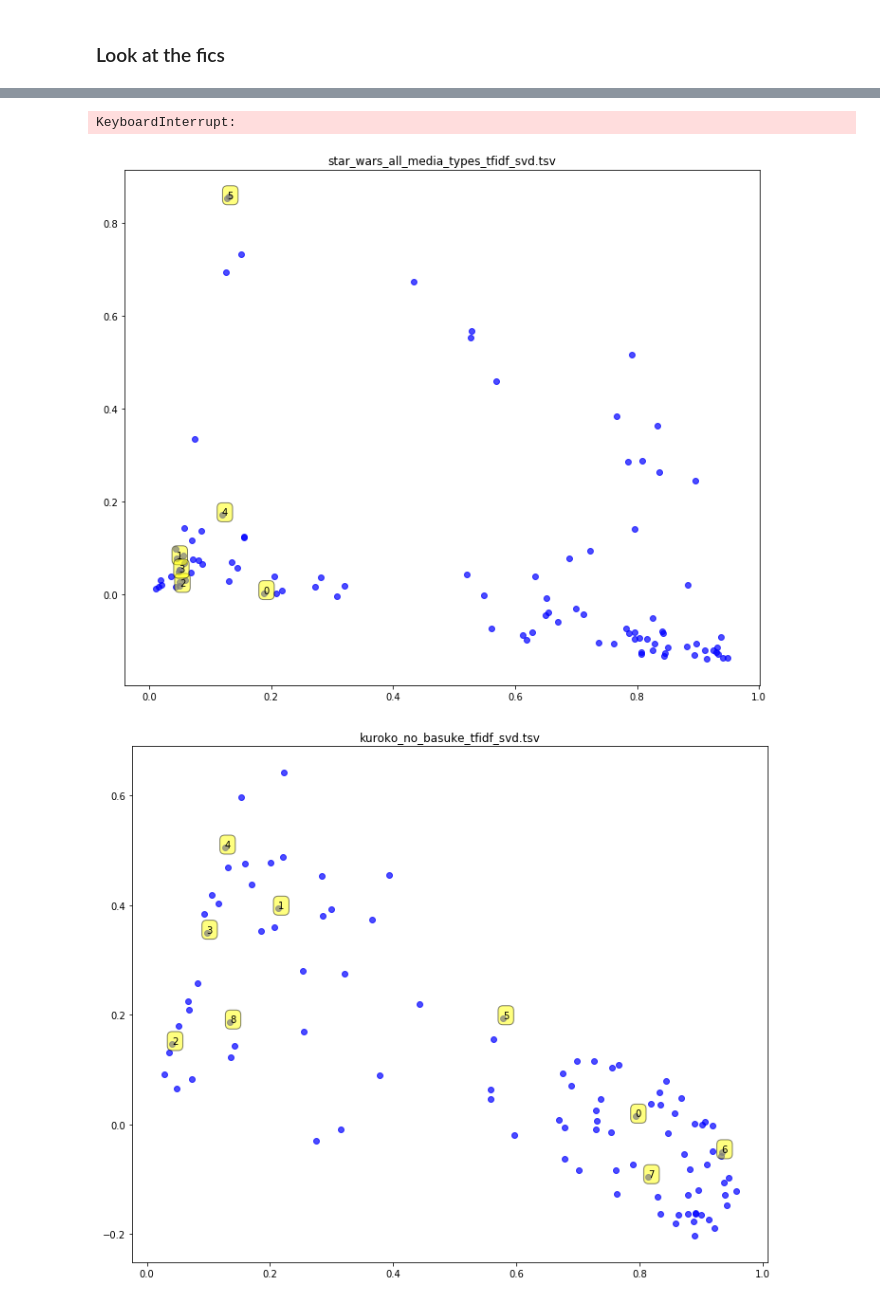
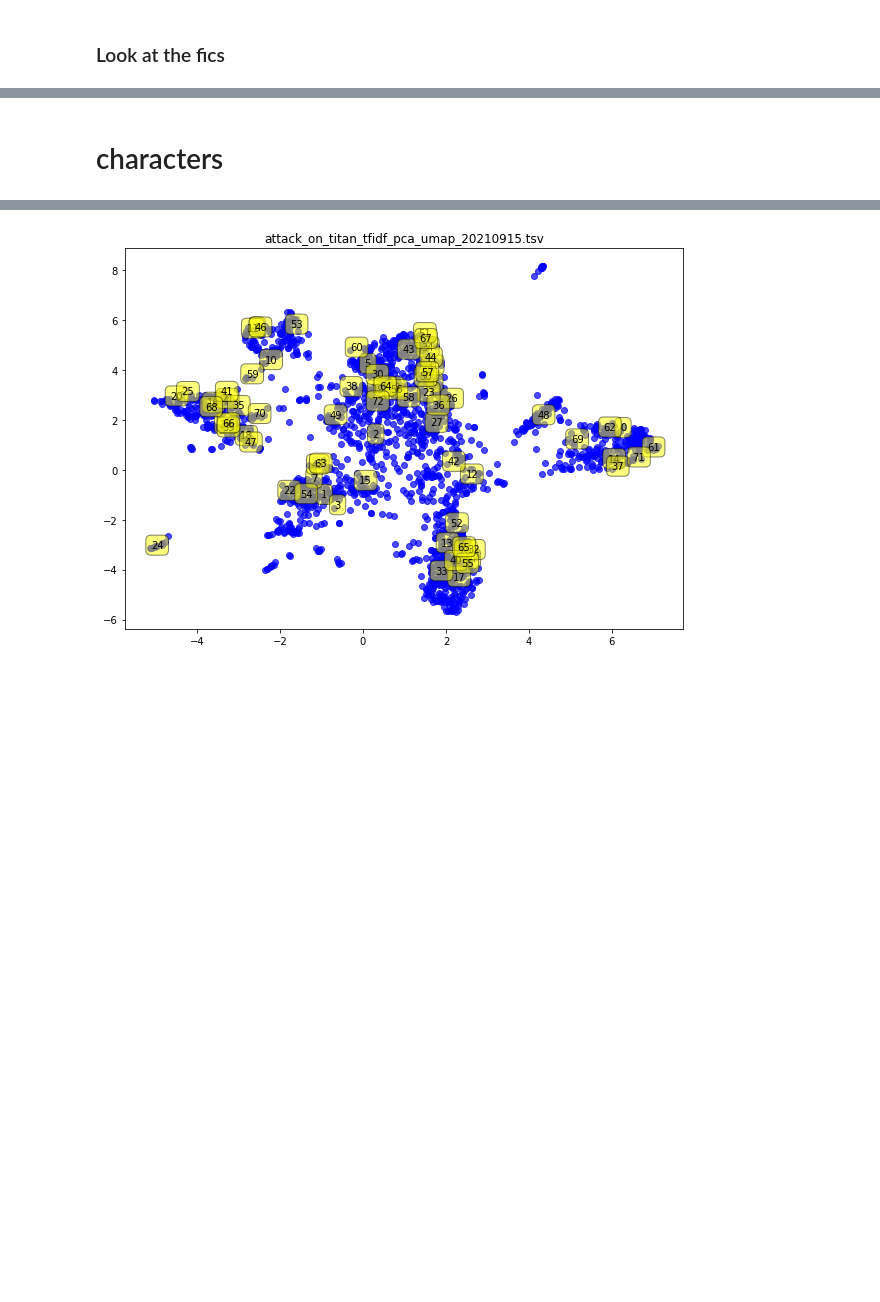
Before and after one commit to yzjing/ao3, a Jupyter notebook: exps/20211104_clustering/pca_umap.ipynb, the cells around one changed output, grey strips where cells are left out. Saved outputs shown, nothing was run; the diff lists cells and outputs as text; code cells hidden in the pictures; blank space fills up the shorter version.

```diff
--- a/exps/20211104_clustering/pca_umap.ipynb
+++ b/exps/20211104_clustering/pca_umap.ipynb
@@ -69,12 +64,16 @@ for i,fandom in enumerate(fandom_list):
 # %% [markdown]
 ### Look at the fics
+# %%
+fandom_list = ['attack_on_titan_tfidf_pca_umap_20210915.tsv']
 # %%
 for i,fandom in enumerate(fandom_list):
     df = pd.read_csv(os.path.join(data_path,fandom), sep = '\t')
+    if len(df) > 2000:
+        df = df.sample(2000)
     plt.figure()
-    plt.scatter(df['pc1'], df['pc2'],alpha=0.7,c='blue')
+    plt.scatter(df['umap_1'], df['umap_2'],alpha=0.7,c='blue')
     l = 0
-    for label, x, y in zip(df['URL'], df['pc1'], df['pc2']):
+    for label, x, y in zip(df['URL'], df['umap_1'], df['umap_2']):
         r = random.randint(0,100)
         if r % 50 == 0:
             plt.annotate(l, xy = (x,y),bbox=dict(boxstyle='round,pad=0.5', fc='yellow', alpha=0.5))
@@ -121,5 +120,5 @@ array(['index', 'AdditionalTags', 'ArchiveWarnings', 'Author',
 # %%
-df['closest'] = df.apply(lambda row: find_close([row['pc1'], row['pc2']], df), axis=1 )
+# df['closest'] = df.apply(lambda row: find_close([row['umap_1'], row['umap_2']], df), axis=1 )
 # %%
 df.head(2)
 # %% [output]
@@ -171,7 +132,0 @@ def logodds(corpora_dic, bg_counter):
-# %%
-text = []
-for i,fandom in enumerate(fandom_list):
-    df = pd.read_csv(os.path.join(data_path,fandom), sep = '\t')
-    for line in df.Text.tolist():
-        text.extend(word.lower() for word in line.split())
-bg = Counter(text)
@@ -195,20 +141,19 @@ array(['index', 'AdditionalTags', 'ArchiveWarnings', 'Author',
+# %% [markdown]
+# characters
 # %%
 for i,fandom in enumerate(fandom_list):
     df = pd.read_csv(os.path.join(data_path,fandom), sep = '\t')
-    df = df.sample(100)
-    text = []
-    for line in df.Text.tolist():
-        text.extend(word.lower() for word in line.split())
-    corp_b = Counter(text)
-    df['overrep_words'] = df['Text'].apply(lambda x: overrep_words(x, corp_b, bg))
-    plt.figure(figsize = (12, 10))
-    plt.scatter(df['pc1'], df['pc2'],alpha=0.7,c='blue')
+    if len(df) > 2000:
+        df = df.sample(2000)
+    plt.figure(figsize=(10,7))
+    plt.scatter(df['umap_1'], df['umap_2'],alpha=0.7,c='blue')
     l = 0
-    for label, x, y in zip(df['overrep_words'], df['pc1'], df['pc2']):
+    for label, x, y in zip(df['Characters'], df['umap_1'], df['umap_2']):
         r = random.randint(0,100)
-        if r % 10 == 0:
+        if r % 50 == 0:
             plt.annotate(l, xy = (x,y),bbox=dict(boxstyle='round,pad=0.5', fc='yellow', alpha=0.5))
+            l += 1
             print(l, ":", label)
-            l += 1
     plt.title(fandom)
+    break
 # %% [output]
@@ -230,3 +177 @@ for i,fandom in enumerate(fandom_list):
-KeyboardInterrupt:
-[figure, old version]
+[figure, new version]
-[figure, removed]
```
Also changed, not shown: parts of 30 cells of this notebook, 7 other files.
